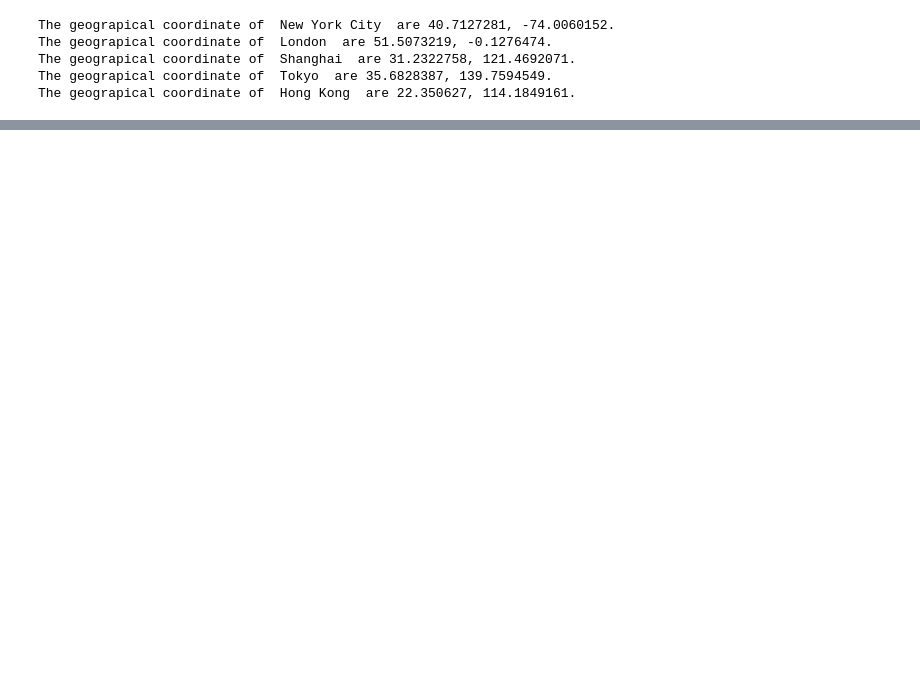
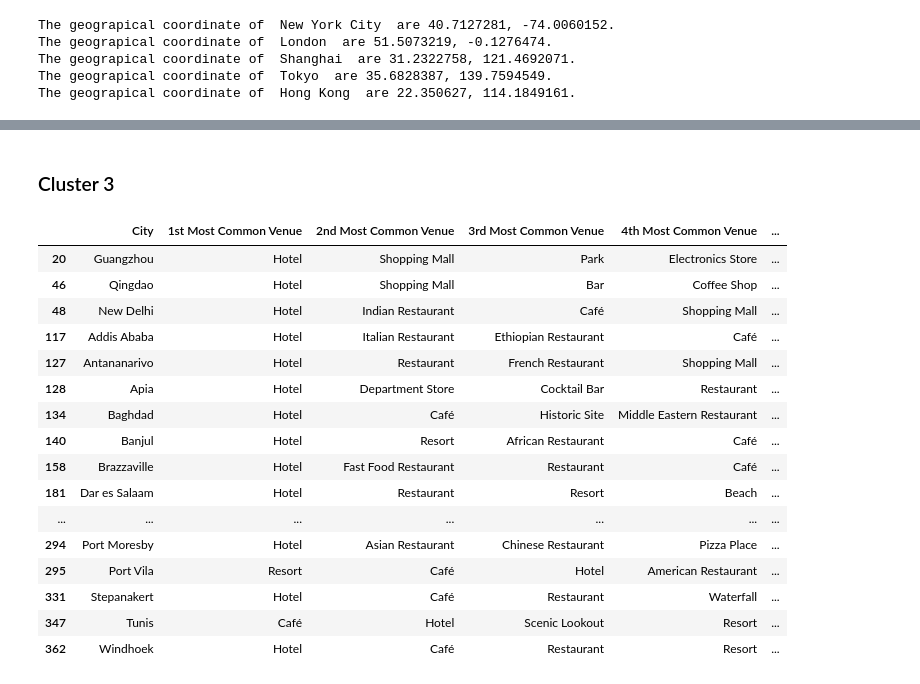
Before and after one commit to DucD0m/Coursera_Capstone, a Jupyter notebook: IBM Data Science Capstone.ipynb, the cells around one changed output, grey strips where cells are left out. Saved outputs shown, nothing was run; the diff lists cells and outputs as text; code cells hidden in the pictures; blank space fills up the shorter version.

```diff
--- a/IBM Data Science Capstone.ipynb
+++ b/IBM Data Science Capstone.ipynb
@@ -181,0 +634,22 @@ https://api.foursquare.com/v2/venues/explore?&client_id=HGTQKEYL2BGEFGU2JS43LI4A
+# %% [markdown]
+### Cluster 3
+# %%
+(world_merged.loc[world_merged['Cluster Labels'] == 3, world_merged.columns[[0]+[4]+list(range(5, world_merged.shape[1]))]]).drop_duplicates(subset=['City'])
+# %% [output]
+|  | City | 1st Most Common Venue | 2nd Most Common Venue | 3rd Most Common Venue | 4th Most Common Venue | ... |
+| 20 | Guangzhou | Hotel | Shopping Mall | Park | Electronics Store | ... |
+| 46 | Qingdao | Hotel | Shopping Mall | Bar | Coffee Shop | ... |
+| 48 | New Delhi | Hotel | Indian Restaurant | Café | Shopping Mall | ... |
+| 117 | Addis Ababa | Hotel | Italian Restaurant | Ethiopian Restaurant | Café | ... |
+| 127 | Antananarivo | Hotel | Restaurant | French Restaurant | Shopping Mall | ... |
+| 128 | Apia | Hotel | Department Store | Cocktail Bar | Restaurant | ... |
+| 134 | Baghdad | Hotel | Café | Historic Site | Middle Eastern Restaurant | ... |
+| 140 | Banjul | Hotel | Resort | African Restaurant | Café | ... |
+| 158 | Brazzaville | Hotel | Fast Food Restaurant | Restaurant | Café | ... |
+| 181 | Dar es Salaam | Hotel | Restaurant | Resort | Beach | ... |
+| ... | ... | ... | ... | ... | ... | ... |
+| 294 | Port Moresby | Hotel | Asian Restaurant | Chinese Restaurant | Pizza Place | ... |
+| 295 | Port Vila | Resort | Café | Hotel | American Restaurant | ... |
+| 331 | Stepanakert | Hotel | Café | Restaurant | Waterfall | ... |
+| 347 | Tunis | Café | Hotel | Scenic Lookout | Resort | ... |
+| 362 | Windhoek | Hotel | Café | Restaurant | Resort | ... |
```
Also changed, not shown: parts of 90 cells of this notebook.
